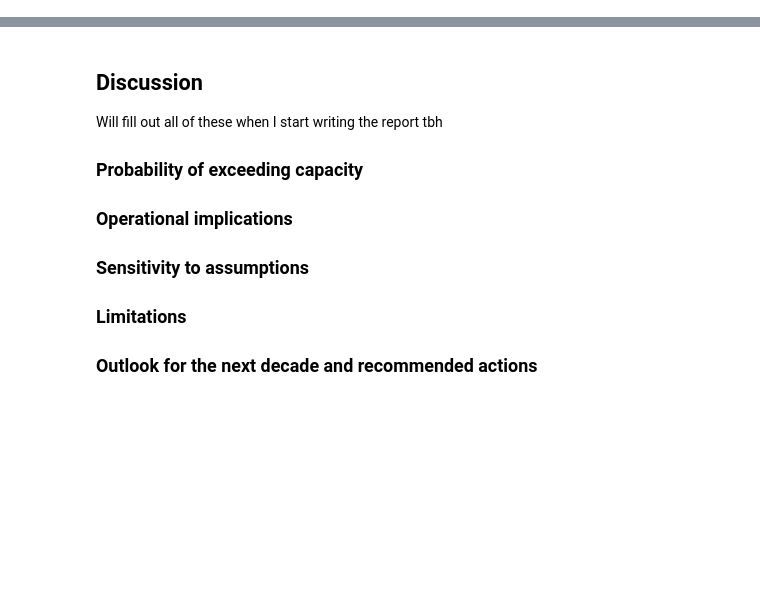
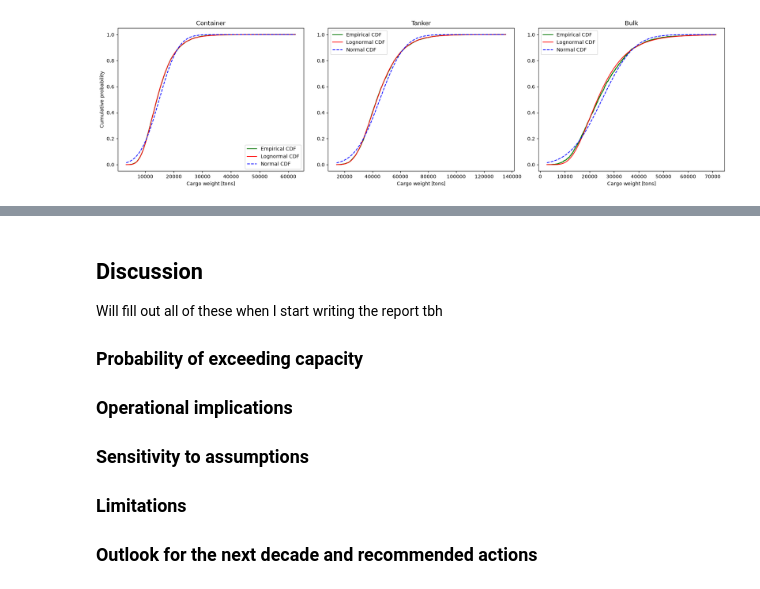
Before and after one commit to nikola300605/Stochastic_Simulation_Group_15, a Jupyter notebook: task_4_7.ipynb, the cells around one changed output, grey strips where cells are left out. Cells and saved outputs as stored; diff of their text form; code cells hidden in the pictures; blank space fills up the shorter version.

```diff
--- a/task_4_7.ipynb
+++ b/task_4_7.ipynb
@@ -139,19 +129,0 @@ $g = 2\%$ after 10 years.
-# %%
-g = 0.02
-F = (1 + g) ** 10
-
-larger_dists = tuple(fit_lognormal((F * M1, F**2 * M2)) for M1, M2 in moments_for_types)
-base_lambdas = [tuple(monthly_rates.loc[m, vessel_types]) for m in range(1, 13)]
-
-S_cargo = np.zeros((nsim, 365))
-for i in range(nsim):
-    S_cargo[i] = simDailyCPP(base_lambdas, larger_dists, month_lengths)[:, 7]
-
-arrivals_row = growth_df[(growth_df['Growth'] == g) & (growth_df['Year'] == 10)].iloc[0]
-growth_source_df = pd.DataFrame({
-    'P(S > 650k)': [arrivals_row['P(S > 650k)'], np.mean(S_cargo > capacity)],
-    'P(S > 800k)': [arrivals_row['P(S > 800k)'], np.mean(S_cargo > new_capacity)],
-}, index=['More arrivals', 'Larger cargo per vessel'])
-growth_source_df['Days > 650k per year'] = growth_source_df['P(S > 650k)'] * 365
-growth_source_df['Days > 800k per year'] = growth_source_df['P(S > 800k)'] * 365
-growth_source_df.round(4)
@@ -161,0 +148,19 @@ growth_source_df.round(4)
+# %%
+fig, ax = plt.subplots(figsize = (18, 5), ncols=3)
+
+for i, (t, mom) in enumerate(zip(vessel_types, moments_for_types)):
+    data = df[df['Vessel_Type'] == t]['Cargo_tons']
+    ecdf = EmpiricalDist(data)
+
+    ax[i].step(ecdf.ecdfx, ecdf.ecdfy, color='g', where='post', label='Empirical CDF')
+    ax[i].plot(ecdf.ecdfx, fit_lognormal(mom).cdf(ecdf.ecdfx), color='r', label='Lognormal CDF')
+    ax[i].plot(ecdf.ecdfx, fit_normal(mom).cdf(ecdf.ecdfx), color='b', linestyle='--', label='Normal CDF')
+    ax[i].set_title(t)
+    ax[i].set_xlabel("Cargo weight [tons]")
+    ax[i].legend()
+
+ax[0].set_ylabel("Cumulative probability")
+plt.tight_layout()
+fig.savefig("figures/cargo_cdfs.png", bbox_inches='tight', dpi=300)
+# %% [output]
+[figure, added]
```
Also changed, not shown: parts of 14 cells of this notebook, 5 other files.
